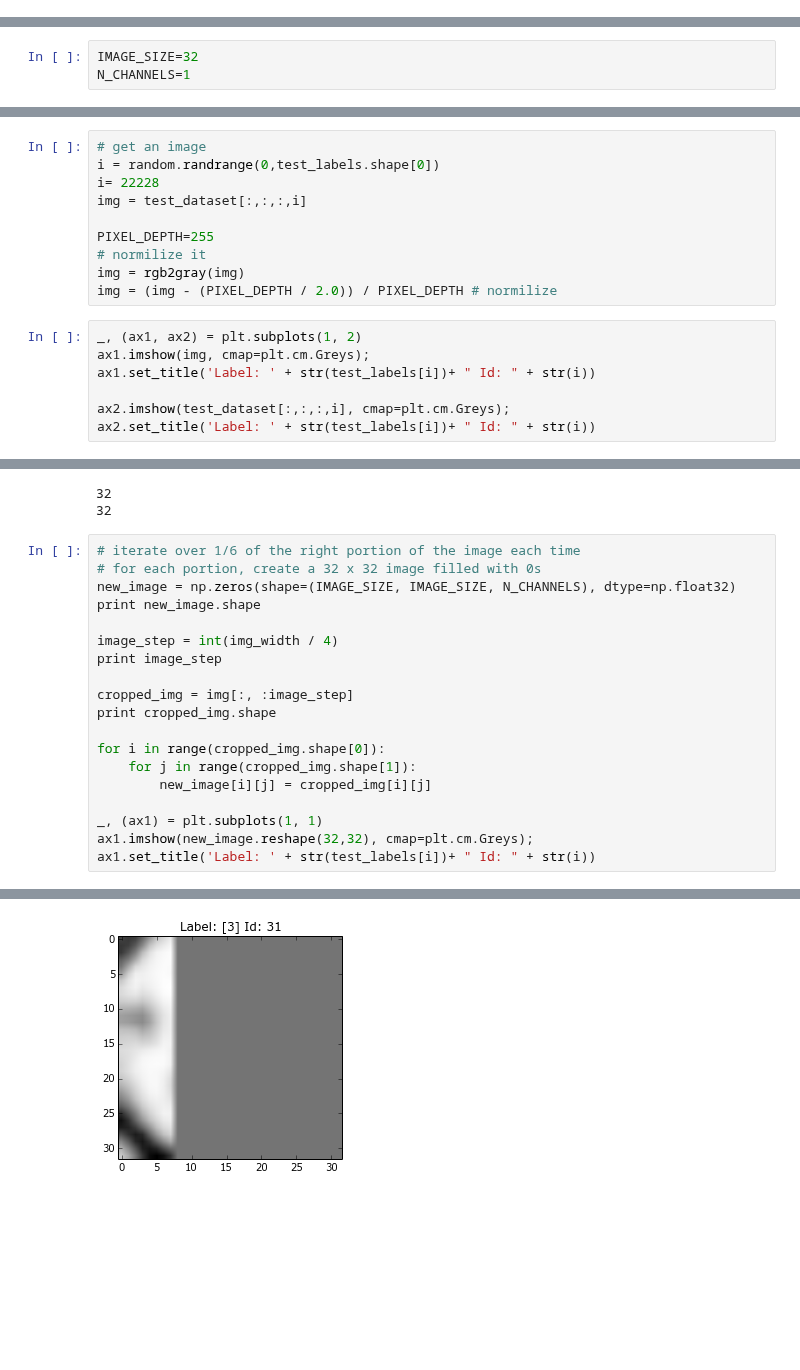
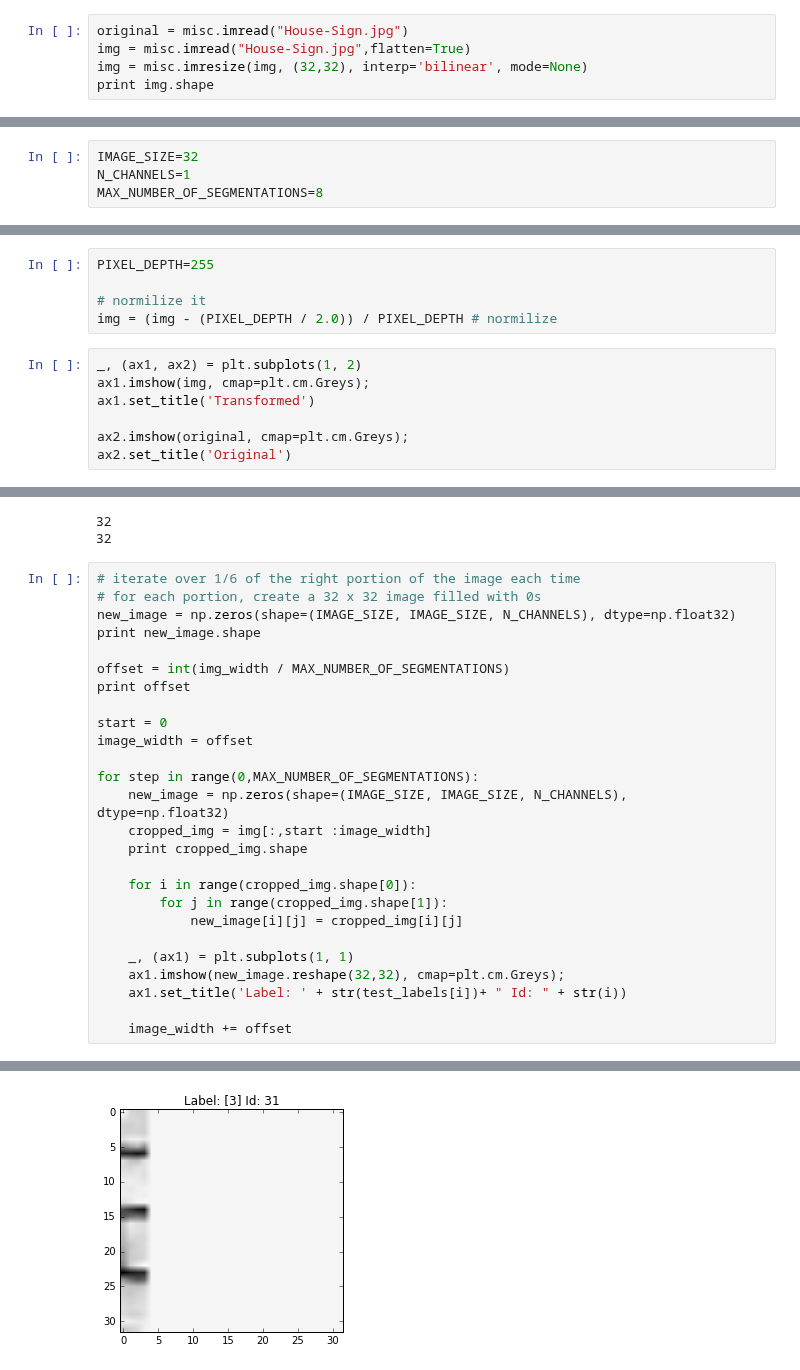
Before and after one commit to thalles753/machine-learning, a Jupyter notebook: projects/capstone/my_project/Image_segmentation.ipynb, the cells around one changed output, grey strips where cells are left out. Drawn from its saved outputs; the diff is of its cells as text; blank space fills up the shorter version.

Commit message:
image segmentation

```diff
--- a/projects/capstone/my_project/Image_segmentation.ipynb
+++ b/projects/capstone/my_project/Image_segmentation.ipynb
@@ -27,0 +17,5 @@ Test labels shape: (26032, 1)
+# %%
+original = misc.imread("House-Sign.jpg")
+img = misc.imread("House-Sign.jpg",flatten=True)
+img = misc.imresize(img, (32,32), interp='bilinear', mode=None)
+print img.shape
@@ -28,3 +24,4 @@ Test labels shape: (26032, 1)
 # %%
 IMAGE_SIZE=32
 N_CHANNELS=1
+MAX_NUMBER_OF_SEGMENTATIONS=8
@@ -36,19 +28,14 @@ def rgb2gray(rgb):
 # %%
-# get an image
-i = random.randrange(0,test_labels.shape[0])
-i= 22228
-img = test_dataset[:,:,:,i]
+PIXEL_DEPTH=255
 
-PIXEL_DEPTH=255
 # normilize it
-img = rgb2gray(img)
 img = (img - (PIXEL_DEPTH / 2.0)) / PIXEL_DEPTH # normilize
 # %%
 _, (ax1, ax2) = plt.subplots(1, 2)
 ax1.imshow(img, cmap=plt.cm.Greys);
-ax1.set_title('Label: ' + str(test_labels[i])+ " Id: " + str(i))
+ax1.set_title('Transformed')
 
-ax2.imshow(test_dataset[:,:,:,i], cmap=plt.cm.Greys);
-ax2.set_title('Label: ' + str(test_labels[i])+ " Id: " + str(i))
+ax2.imshow(original, cmap=plt.cm.Greys);
+ax2.set_title('Original')
 # %% [output]
 <matplotlib.text.Text at 0x...>
@@ -69,18 +56,25 @@ print img_width
 new_image = np.zeros(shape=(IMAGE_SIZE, IMAGE_SIZE, N_CHANNELS), dtype=np.float32)
 print new_image.shape
 
-image_step = int(img_width / 4)
-print image_step
+offset = int(img_width / MAX_NUMBER_OF_SEGMENTATIONS)
+print offset
 
-cropped_img = img[:, :image_step]
-print cropped_img.shape
+start = 0
+image_width = offset
 
-for i in range(cropped_img.shape[0]):
-    for j in range(cropped_img.shape[1]):
-        new_image[i][j] = cropped_img[i][j]
+for step in range(0,MAX_NUMBER_OF_SEGMENTATIONS):
+    new_image = np.zeros(shape=(IMAGE_SIZE, IMAGE_SIZE, N_CHANNELS), dtype=np.float32)
+    cropped_img = img[:,start :image_width]
+    print cropped_img.shape
 
-_, (ax1) = plt.subplots(1, 1)
-ax1.imshow(new_image.reshape(32,32), cmap=plt.cm.Greys);
-ax1.set_title('Label: ' + str(test_labels[i])+ " Id: " + str(i))
+    for i in range(cropped_img.shape[0]):
+        for j in range(cropped_img.shape[1]):
+            new_image[i][j] = cropped_img[i][j]
+
+    _, (ax1) = plt.subplots(1, 1)
+    ax1.imshow(new_image.reshape(32,32), cmap=plt.cm.Greys);
+    ax1.set_title('Label: ' + str(test_labels[i])+ " Id: " + str(i))
+
+    image_width += offset
 # %% [output]
 (32, 32, 1)
@@ -90 +90 @@ ax1.set_title('Label: ' + str(test_labels[i])+ " Id: " + str(i))
-[figure, old version]
+[figure, new version]
```
Also changed, not shown: parts of 6 cells of this notebook, 5 other files.
